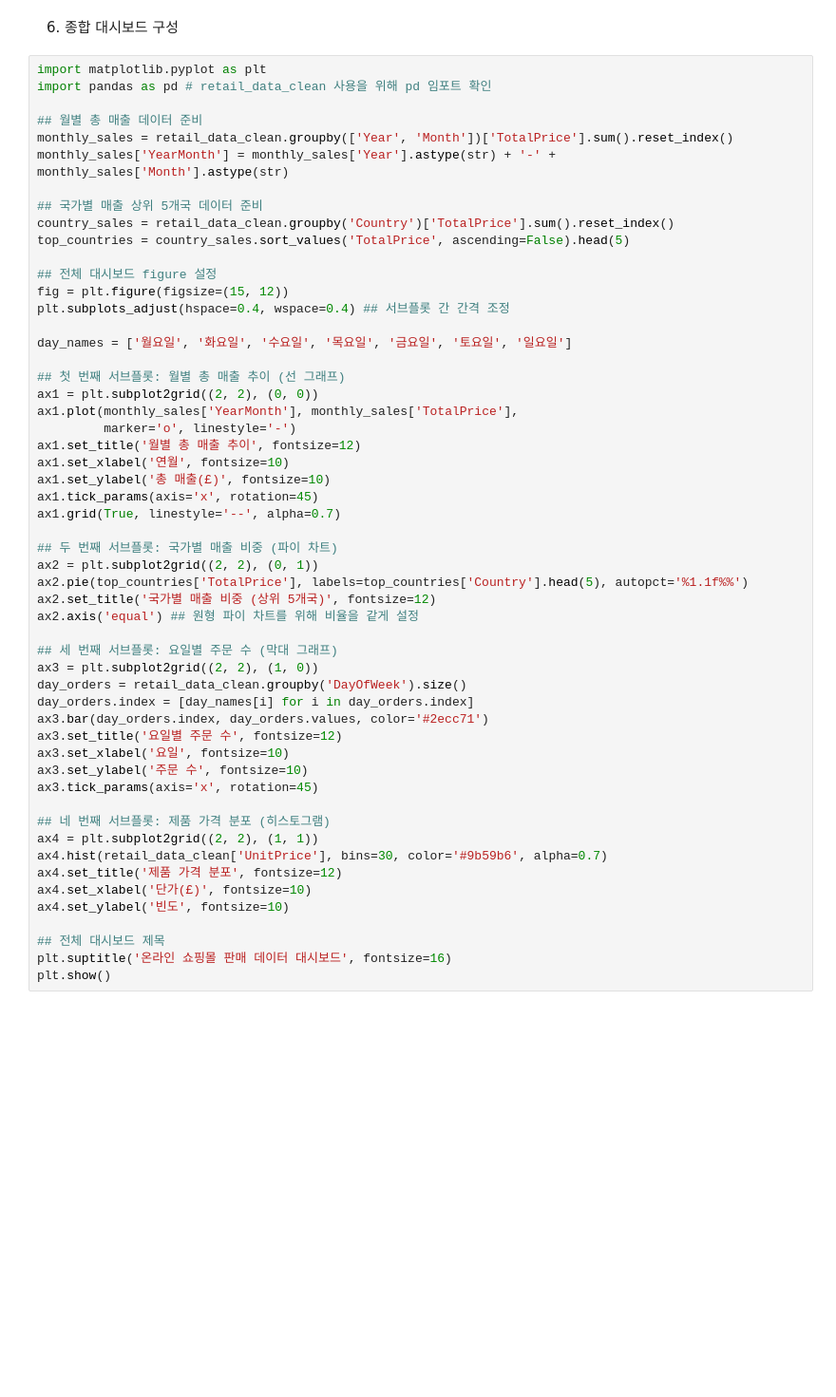
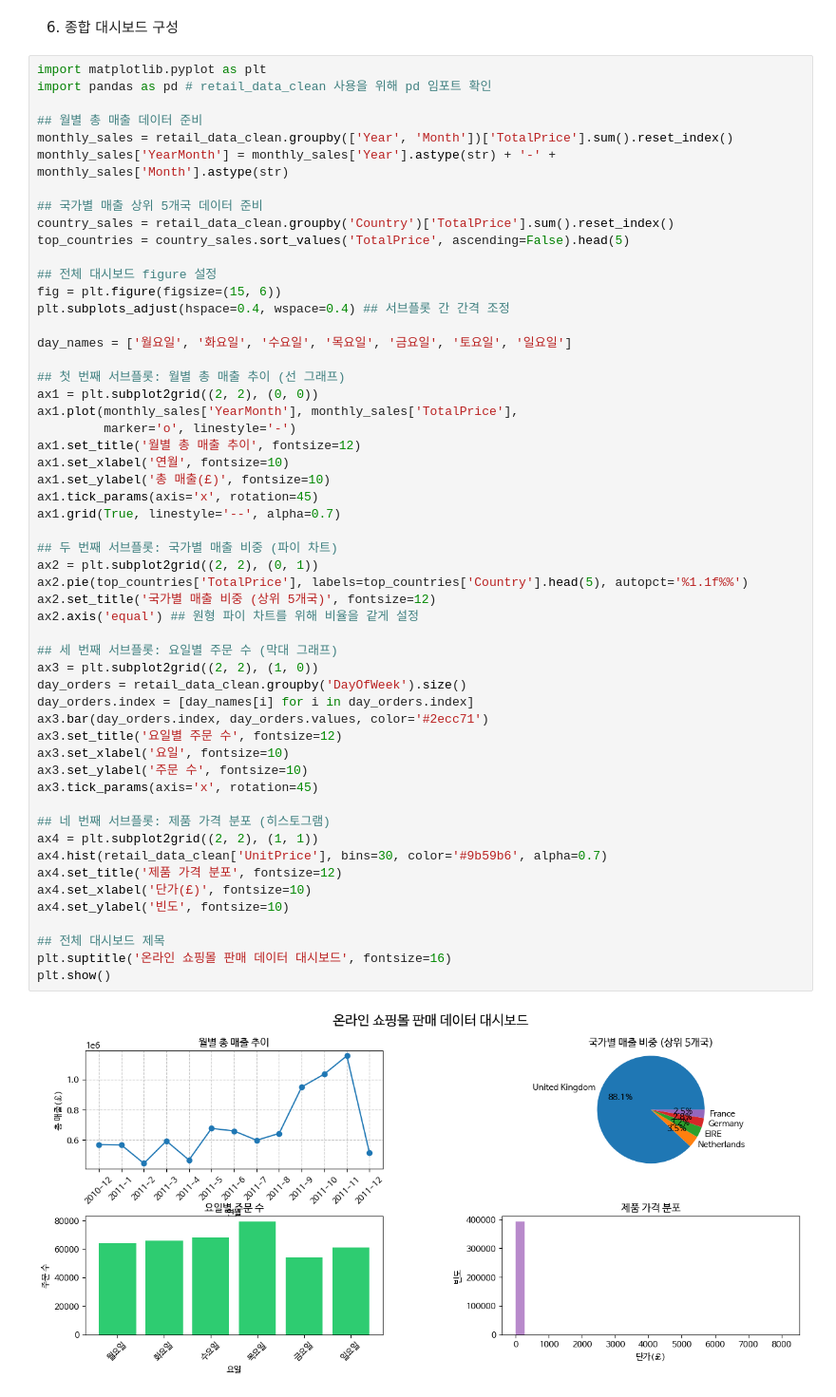
Before and after one commit to Haeunoo/Data-Analysis-with-Open-Source, a Jupyter notebook: 오픈소스_데이터_분석_11강_실습.ipynb, the cells around one changed output. Shown at 95% size. Saved outputs shown, nothing was run; the diff lists cells and outputs as text; blank space fills up the shorter version.

```diff
--- a/오픈소스_데이터_분석_11강_실습.ipynb
+++ b/오픈소스_데이터_분석_11강_실습.ipynb
@@ -543,7 +601,7 @@ country_sales = retail_data_clean.groupby('Country')['TotalPrice'].sum().reset_i
 top_countries = country_sales.sort_values('TotalPrice', ascending=False).head(5)
 
 ## 전체 대시보드 figure 설정
-fig = plt.figure(figsize=(15, 12))
+fig = plt.figure(figsize=(15, 6))
 plt.subplots_adjust(hspace=0.4, wspace=0.4) ## 서브플롯 간 간격 조정
 
 day_names = ['월요일', '화요일', '수요일', '목요일', '금요일', '토요일', '일요일']
@@ -557,30 +615,32 @@ ax1.set_xlabel('연월', fontsize=10)
 ax1.set_ylabel('총 매출(£)', fontsize=10)
 ax1.tick_params(axis='x', rotation=45)
 ax1.grid(True, linestyle='--', alpha=0.7)
 
 ## 두 번째 서브플롯: 국가별 매출 비중 (파이 차트)
 ax2 = plt.subplot2grid((2, 2), (0, 1))
 ax2.pie(top_countries['TotalPrice'], labels=top_countries['Country'].head(5), autopct='%1.1f%%')
 ax2.set_title('국가별 매출 비중 (상위 5개국)', fontsize=12)
 ax2.axis('equal') ## 원형 파이 차트를 위해 비율을 같게 설정
 
 ## 세 번째 서브플롯: 요일별 주문 수 (막대 그래프)
 ax3 = plt.subplot2grid((2, 2), (1, 0))
 day_orders = retail_data_clean.groupby('DayOfWeek').size()
 day_orders.index = [day_names[i] for i in day_orders.index]
 ax3.bar(day_orders.index, day_orders.values, color='#2ecc71')
 ax3.set_title('요일별 주문 수', fontsize=12)
 ax3.set_xlabel('요일', fontsize=10)
 ax3.set_ylabel('주문 수', fontsize=10)
 ax3.tick_params(axis='x', rotation=45)
 
 ## 네 번째 서브플롯: 제품 가격 분포 (히스토그램)
 ax4 = plt.subplot2grid((2, 2), (1, 1))
 ax4.hist(retail_data_clean['UnitPrice'], bins=30, color='#9b59b6', alpha=0.7)
 ax4.set_title('제품 가격 분포', fontsize=12)
 ax4.set_xlabel('단가(£)', fontsize=10)
 ax4.set_ylabel('빈도', fontsize=10)
 
 ## 전체 대시보드 제목
 plt.suptitle('온라인 쇼핑몰 판매 데이터 대시보드', fontsize=16)
 plt.show()
+# %% [output]
+[figure, added]
```
Also changed, not shown: parts of 9 cells of this notebook.
